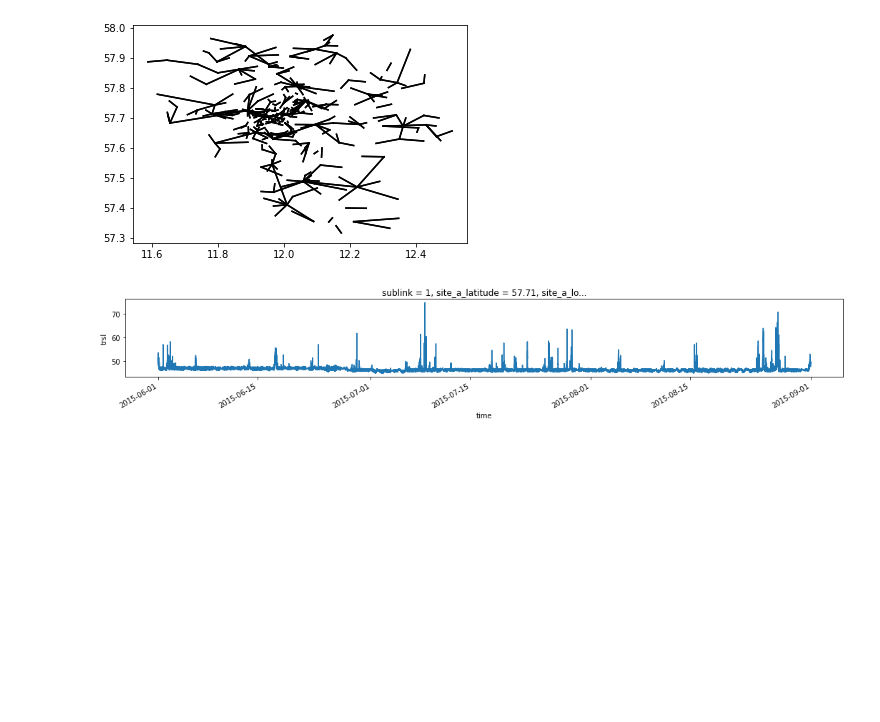
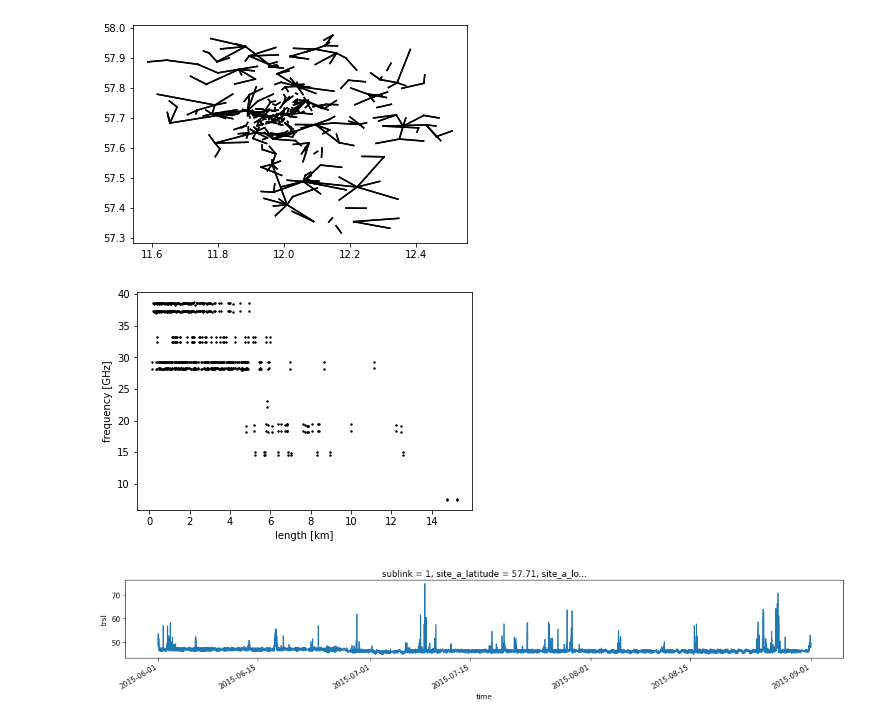
Before and after one commit to OpenSenseAction/OPENSENSE_sandbox, a Jupyter notebook: Explore existing datasets.ipynb, the cells around one changed output. Cells and saved outputs as stored; diff of their text form; code cells hidden in the pictures; blank space fills up the shorter version.

```diff
--- a/Explore existing datasets.ipynb
+++ b/Explore existing datasets.ipynb
@@ -204,6 +221,12 @@ for lon1, lat1, lon2, lat2 in zip(
     plt.plot([lon1, lon2], [lat1, lat2], "-", c="black")
 # %% [output]
 [figure]
+# %%
+plt.scatter(ds.length.values,ds.frequency.values,s=2,color='black')
+plt.xlabel("length [km]")
+plt.ylabel("frequency [GHz]");
+# %% [output]
+[figure, added]
 # %%
 # Calculate TRSL
 ds['trsl'] = ds.tx - ds.rx
```
Also changed, not shown: parts of 11 cells of this notebook, 1 other file.
